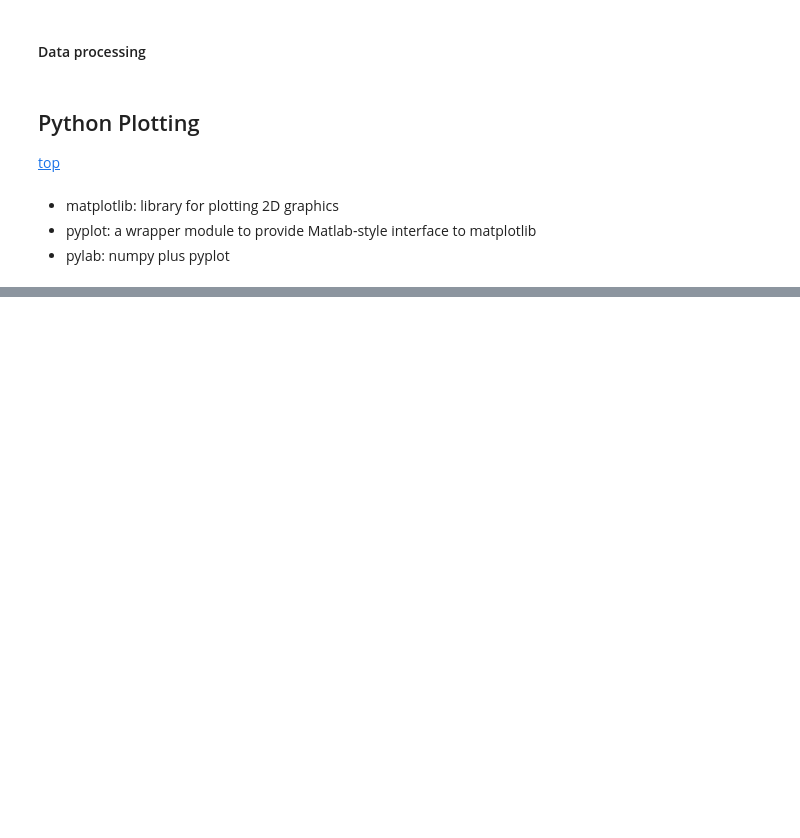
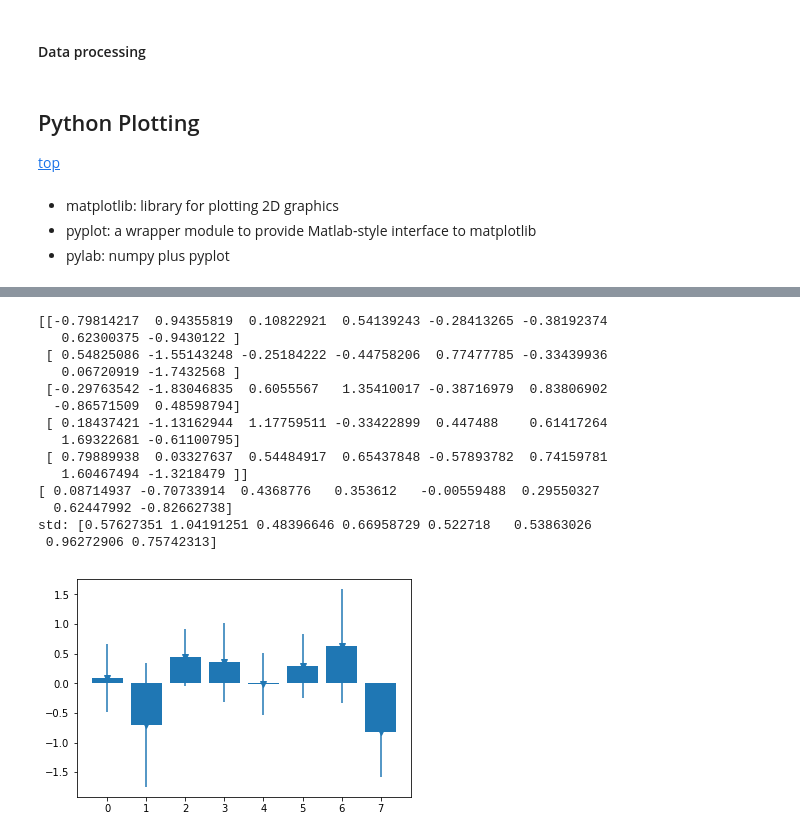
Before and after one commit to lsuhpchelp/lbrnloniworkshop2018, a Jupyter notebook: day1_python/intro-python.ipynb, the cells around one changed output, grey strips where cells are left out. Cells and saved outputs as stored; diff of their text form; code cells hidden in the pictures; blank space fills up the shorter version.

```diff
--- a/day1_python/intro-python.ipynb
+++ b/day1_python/intro-python.ipynb
@@ -609,3 +859,33 @@ plt.show()
+# %%
+import matplotlib.pyplot as plt
+import numpy as np
+a=[i for i in range(8)]
+x = np.random.randn(5, 8)
+mins = x.min(0)
+maxes = x.max(0)
+means = x.mean(0)
+std = x.std(0)
+print(x)
+print(means); print("std:",std)
+plt.bar(a, means)
+plt.errorbar(a, means, yerr=std, fmt='v')
+plt.show()
+# %% [output]
+[[-0.79814217  0.94355819  0.10822921  0.54139243 -0.28413265 -0.38192374
+   0.62300375 -0.9430122 ]
+ [ 0.54825086 -1.55143248 -0.25184222 -0.44758206  0.77477785 -0.33439936
+   0.06720919 -1.7432568 ]
+ [-0.29763542 -1.83046835  0.6055567   1.35410017 -0.38716979  0.83806902
+  -0.86571509  0.48598794]
+ [ 0.18437421 -1.13162944  1.17759511 -0.33422899  0.447488    0.61417264
+   1.69322681 -0.61100795]
+ [ 0.79889938  0.03327637  0.54484917  0.65437848 -0.57893782  0.74159781
+   1.60467494 -1.3218479 ]]
+[ 0.08714937 -0.70733914  0.4368776   0.353612   -0.00559488  0.29550327
+  0.62447992 -0.82662738]
+std: [0.57627351 1.04191251 0.48396646 0.66958729 0.522718   0.53863026
+ 0.96272906 0.75742313]
+[figure, added]
 # %%
 # Plot histograph
 import matplotlib
```
Also changed, not shown: parts of 55 cells of this notebook, 2 other files.
